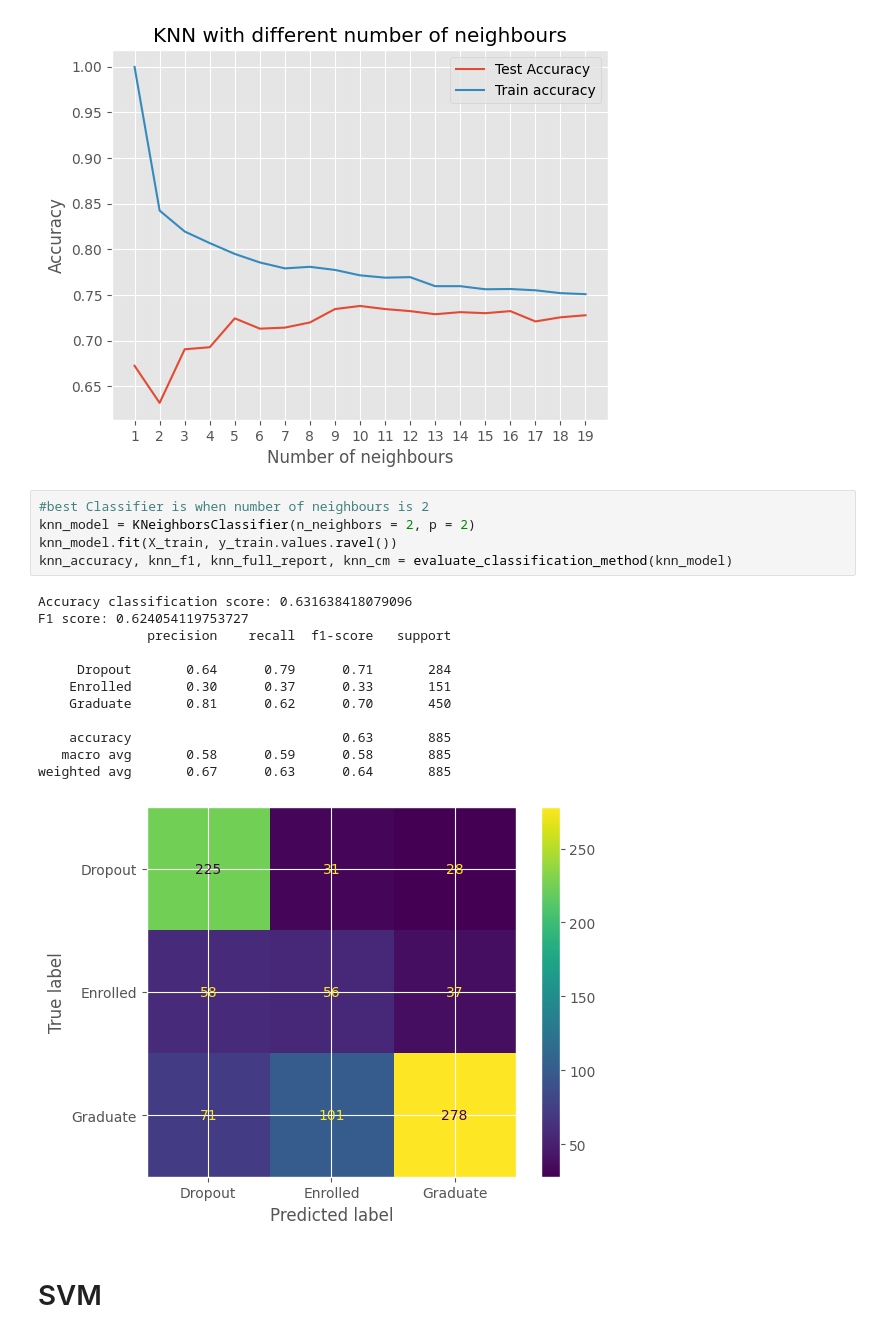
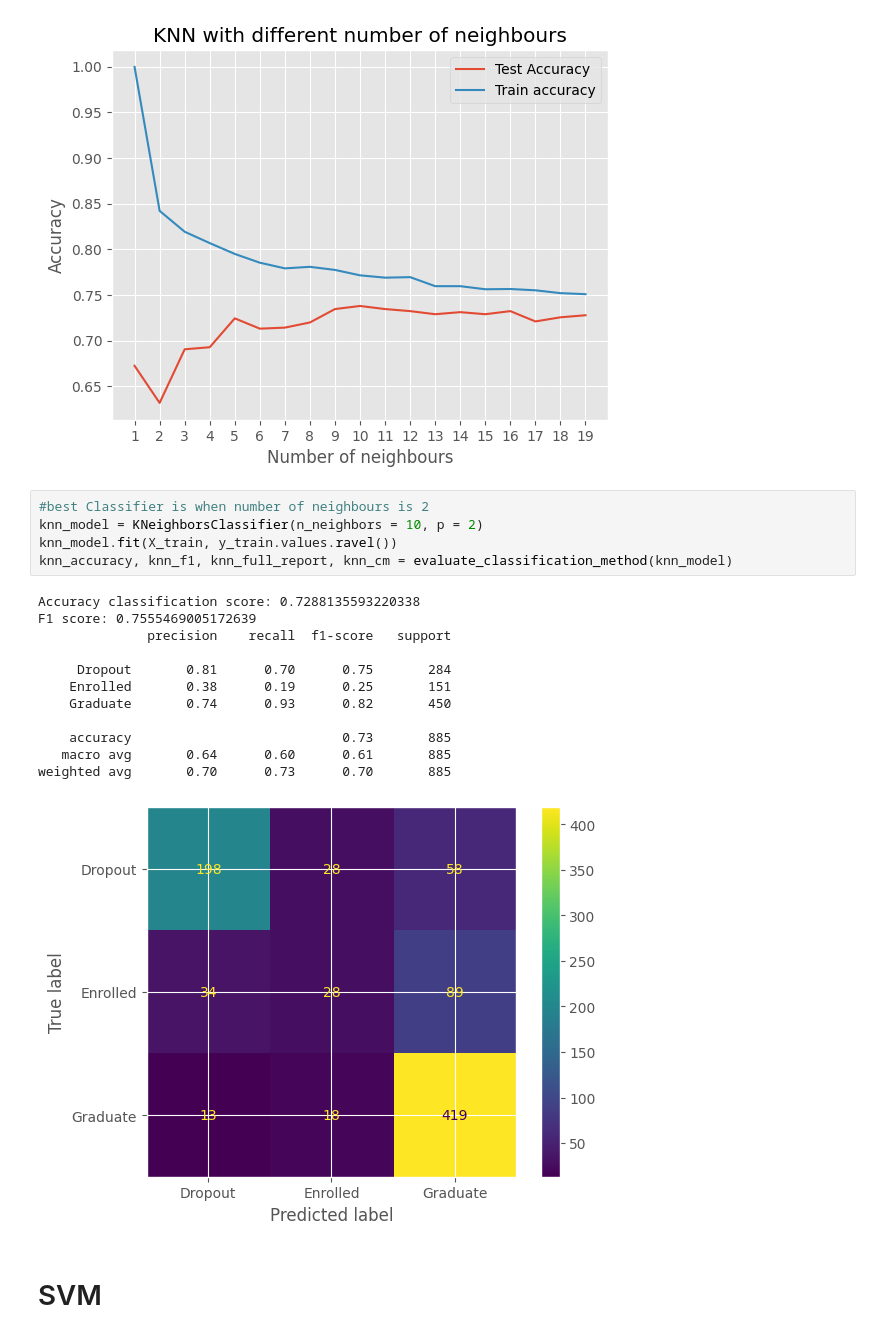
Before and after one commit to Tohtoroo/MLDropout, a Jupyter notebook: main/knn_and_svm.ipynb, the cells around one changed output. Cells and saved outputs as stored; diff of their text form.

```diff
--- a/main/knn.ipynb
+++ b/main/knn_and_svm.ipynb
@@ -68,22 +68,22 @@ test_knn(knnrange, train_accuracy, test_accuracy)
 [figure]
 # %%
 #best Classifier is when number of neighbours is 2
-knn_model = KNeighborsClassifier(n_neighbors = 2, p = 2)
+knn_model = KNeighborsClassifier(n_neighbors = 10, p = 2)
 knn_model.fit(X_train, y_train.values.ravel())
 knn_accuracy, knn_f1, knn_full_report, knn_cm = evaluate_classification_method(knn_model)
 # %% [output]
-Accuracy classification score: 0.631638418079096
-F1 score: 0.624054119753727
+Accuracy classification score: 0.7288135593220338
+F1 score: 0.7555469005172639
               precision    recall  f1-score   support
 
-     Dropout       0.64      0.79      0.71       284
-    Enrolled       0.30      0.37      0.33       151
-    Graduate       0.81      0.62      0.70       450
+     Dropout       0.81      0.70      0.75       284
+    Enrolled       0.38      0.19      0.25       151
+    Graduate       0.74      0.93      0.82       450
 
-    accuracy                           0.63       885
-   macro avg       0.58      0.59      0.58       885
-weighted avg       0.67      0.63      0.64       885
+    accuracy                           0.73       885
+   macro avg       0.64      0.60      0.61       885
+weighted avg       0.70      0.73      0.70       885
-[figure, old version]
+[figure, new version]
 # %% [markdown]
 # SVM
 # %%
```
Also changed, not shown: 4 other files.
